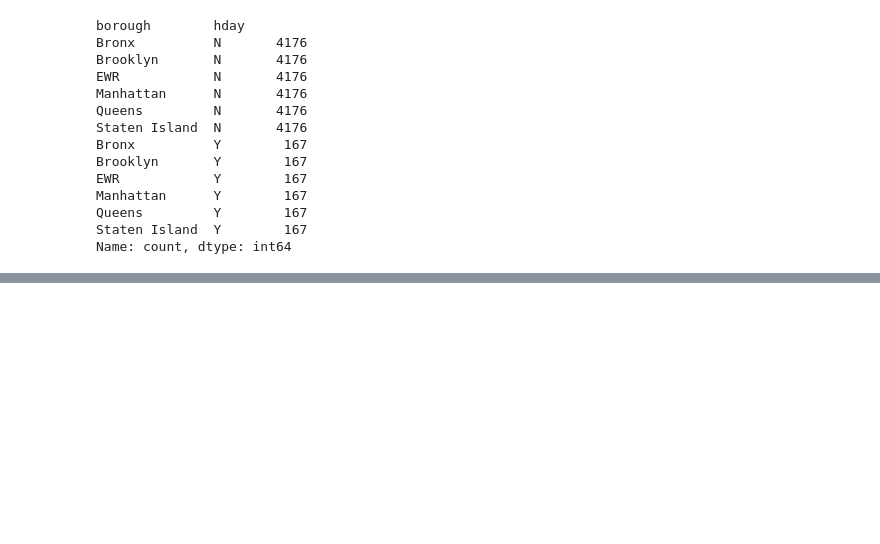
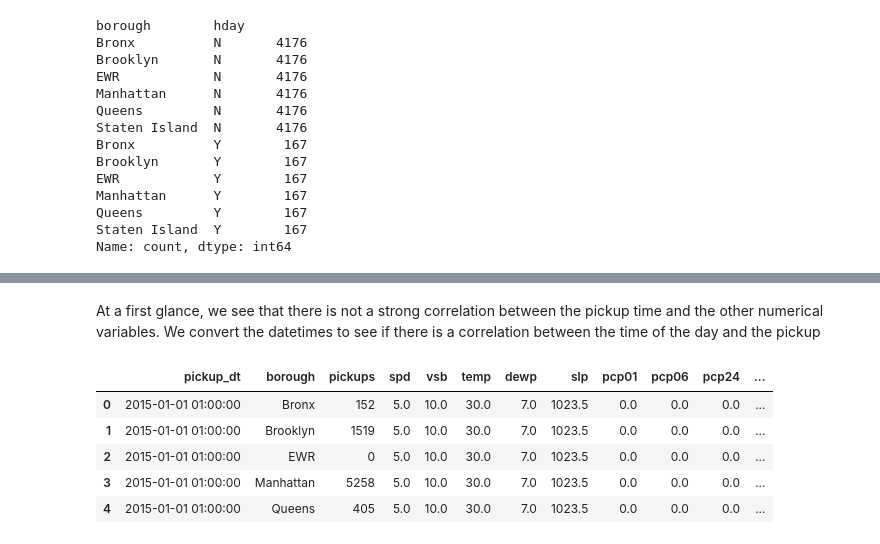
Before and after one commit to felipeq22/MachineLearning_Fundamentals, a Jupyter notebook: notebooks/uber_analysis.ipynb, the cells around one changed output, grey strips where cells are left out. Drawn from its saved outputs; the diff is of its cells as text; code cells hidden in the pictures; blank space fills up the shorter version.

```diff
--- a/notebooks/uber_analysis.ipynb
+++ b/notebooks/uber_analysis.ipynb
@@ -124,0 +138,11 @@ Name: count, dtype: int64
+# %% [markdown]
+At a first glance, we see that there is not a strong correlation between the pickup time and the other numerical variables. We convert the datetimes to see if there is a correlation between the time of the day and the pickup
+# %%
+data.head(5)
+# %% [output]
+|  | pickup_dt | borough | pickups | spd | vsb | temp | dewp | slp | pcp01 | pcp06 | pcp24 | ... |
+| 0 | 2015-01-01 01:00:00 | Bronx | 152 | 5.0 | 10.0 | 30.0 | 7.0 | 1023.5 | 0.0 | 0.0 | 0.0 | ... |
+| 1 | 2015-01-01 01:00:00 | Brooklyn | 1519 | 5.0 | 10.0 | 30.0 | 7.0 | 1023.5 | 0.0 | 0.0 | 0.0 | ... |
+| 2 | 2015-01-01 01:00:00 | EWR | 0 | 5.0 | 10.0 | 30.0 | 7.0 | 1023.5 | 0.0 | 0.0 | 0.0 | ... |
+| 3 | 2015-01-01 01:00:00 | Manhattan | 5258 | 5.0 | 10.0 | 30.0 | 7.0 | 1023.5 | 0.0 | 0.0 | 0.0 | ... |
+| 4 | 2015-01-01 01:00:00 | Queens | 405 | 5.0 | 10.0 | 30.0 | 7.0 | 1023.5 | 0.0 | 0.0 | 0.0 | ... |
```
Also changed, not shown: parts of 3 cells of this notebook.
